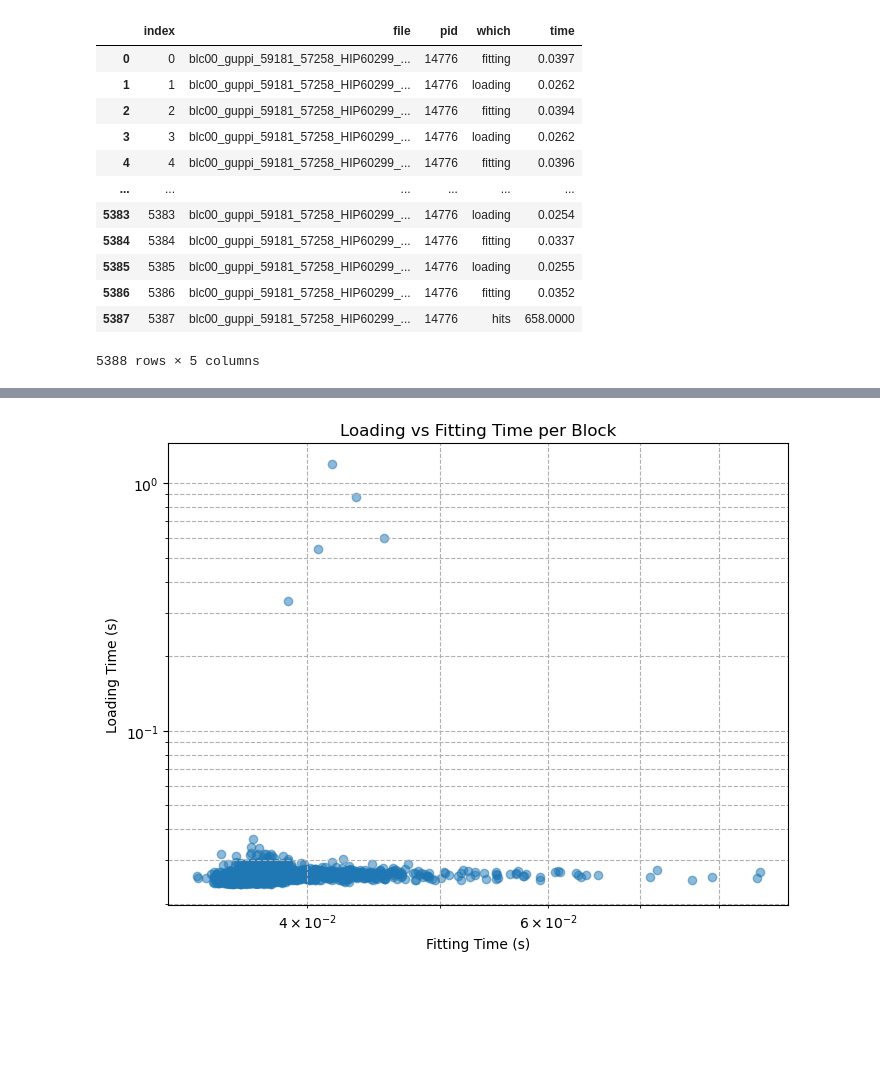
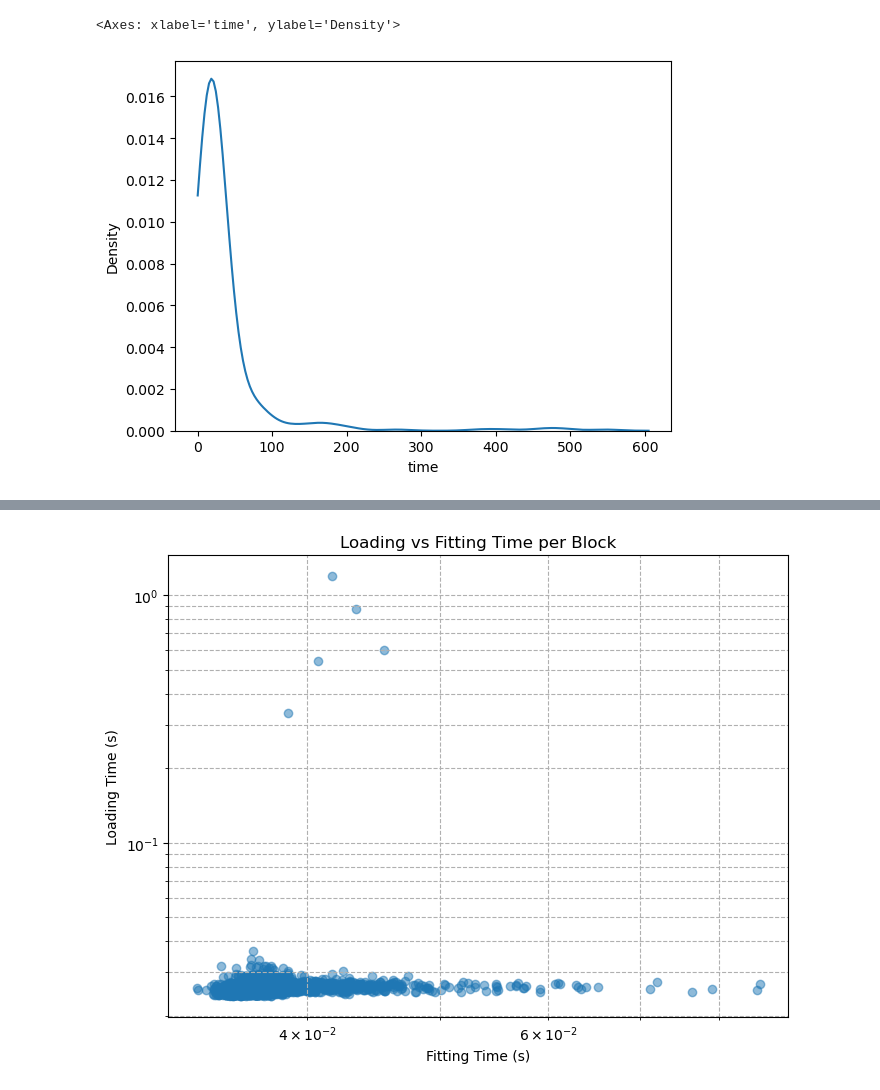
Before and after one commit to andres-luengo/bart, a Jupyter notebook: experiments/comp_speed.ipynb, the cells around one changed output, grey strips where cells are left out. Cells and saved outputs as stored; diff of their text form; code cells hidden in the pictures; blank space fills up the shorter version.

```diff
--- a/experiments/comp_speed.ipynb
+++ b/experiments/comp_speed.ipynb
@@ -18,6 +20,10 @@ loading = lines.str.extract(
 
 fitting = lines.str.extract(
     r'\((?P<file>.*)\) \((?P<pid>\d*)\): Done (?P<which>fitting) Gaussians, took (?P<time>[e+\-\d\.]+)s\.\n'
+)
+
+threshold = lines.str.extract(
+    r'\((?P<file>.*)\) \((?P<pid>\d*)\): Done (?P<which>threshold)-based estimation, took (?P<time>[e+\-\d\.]+)s\.\n'
 )
 
 hits = lines.str.extract(
@@ -28,28 +34,18 @@ filtering = lines.str.extract(
     r'\((?P<file>.*)\) \((?P<pid>\d+)\): Done (?P<which>filtering) blocks, took (?P<time>[\d\.e+\-]+)s\.\n'
 )
 
+file = lines.str.extract(
+    r'\((?P<file>.*)\) \((?P<pid>\d+)\): Finished (?P<which>file)! Took (?P<time>[\d\.e+\-]+)s'
+)
+
 times = (loading
          .combine_first(fitting)
+         .combine_first(threshold)
          .combine_first(hits)
          .combine_first(filtering)
+         .combine_first(file)
          .dropna()
          .reset_index(drop=True)
          .reset_index())
 times['time'] = times['time'].astype(float)
-
-times
-# %% [output]
-|  | index | file | pid | which | time |
-| 0 | 0 | blc00_guppi_59181_57258_HIP60299_... | 14776 | fitting | 0.0397 |
-| 1 | 1 | blc00_guppi_59181_57258_HIP60299_... | 14776 | loading | 0.0262 |
-| 2 | 2 | blc00_guppi_59181_57258_HIP60299_... | 14776 | fitting | 0.0394 |
-| 3 | 3 | blc00_guppi_59181_57258_HIP60299_... | 14776 | loading | 0.0262 |
-| 4 | 4 | blc00_guppi_59181_57258_HIP60299_... | 14776 | fitting | 0.0396 |
-| ... | ... | ... | ... | ... | ... |
-| 5383 | 5383 | blc00_guppi_59181_57258_HIP60299_... | 14776 | loading | 0.0254 |
-| 5384 | 5384 | blc00_guppi_59181_57258_HIP60299_... | 14776 | fitting | 0.0337 |
-| 5385 | 5385 | blc00_guppi_59181_57258_HIP60299_... | 14776 | loading | 0.0255 |
-| 5386 | 5386 | blc00_guppi_59181_57258_HIP60299_... | 14776 | fitting | 0.0352 |
-| 5387 | 5387 | blc00_guppi_59181_57258_HIP60299_... | 14776 | hits | 658.0000 |
-5388 rows × 5 columns
 # %%
@@ -57,2 +53,7 @@ times.to_csv('/datax/scratch/andresl/starlink-pipeline-runs/sample-run/logs/time
+# %%
+sns.kdeplot(times.loc[times['which'] == 'file', 'time'], clip=(0, None))
+# %% [output]
+<Axes: xlabel='time', ylabel='Density'>
+[figure, added]
 # %%
 # Define log-spaced bins covering the range of all times
```
Also changed, not shown: parts of 5 cells of this notebook, 2 other files.
